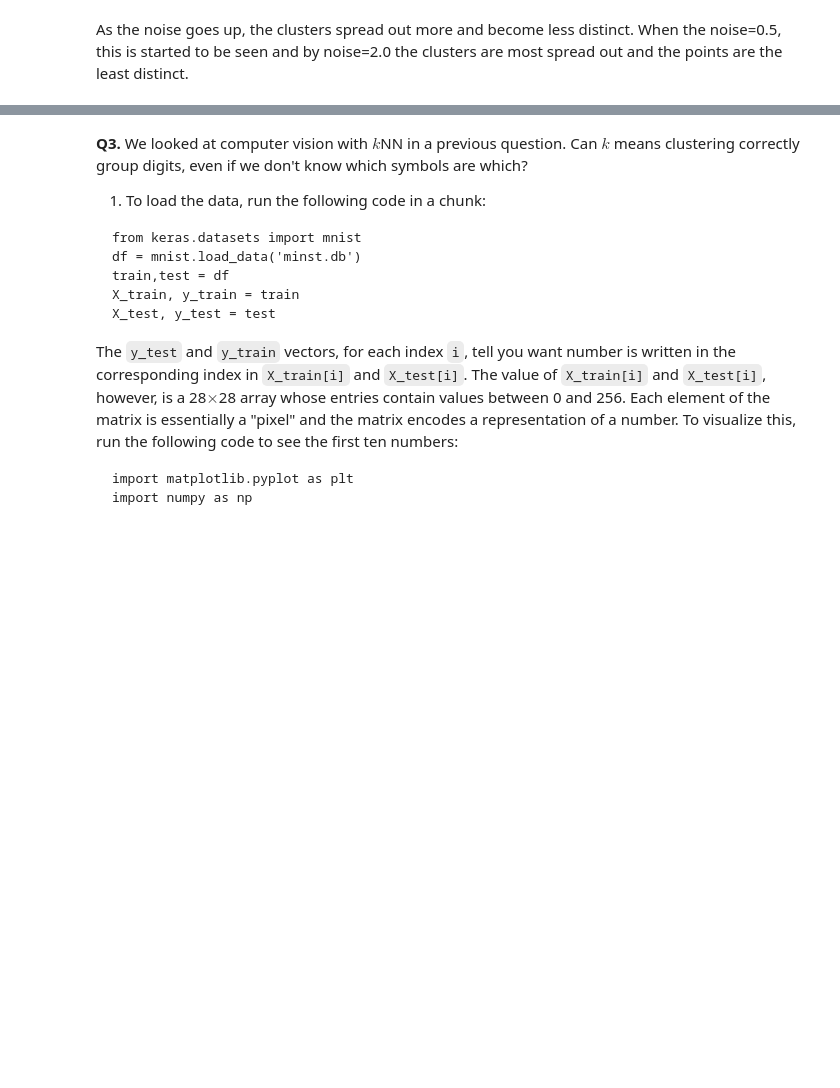
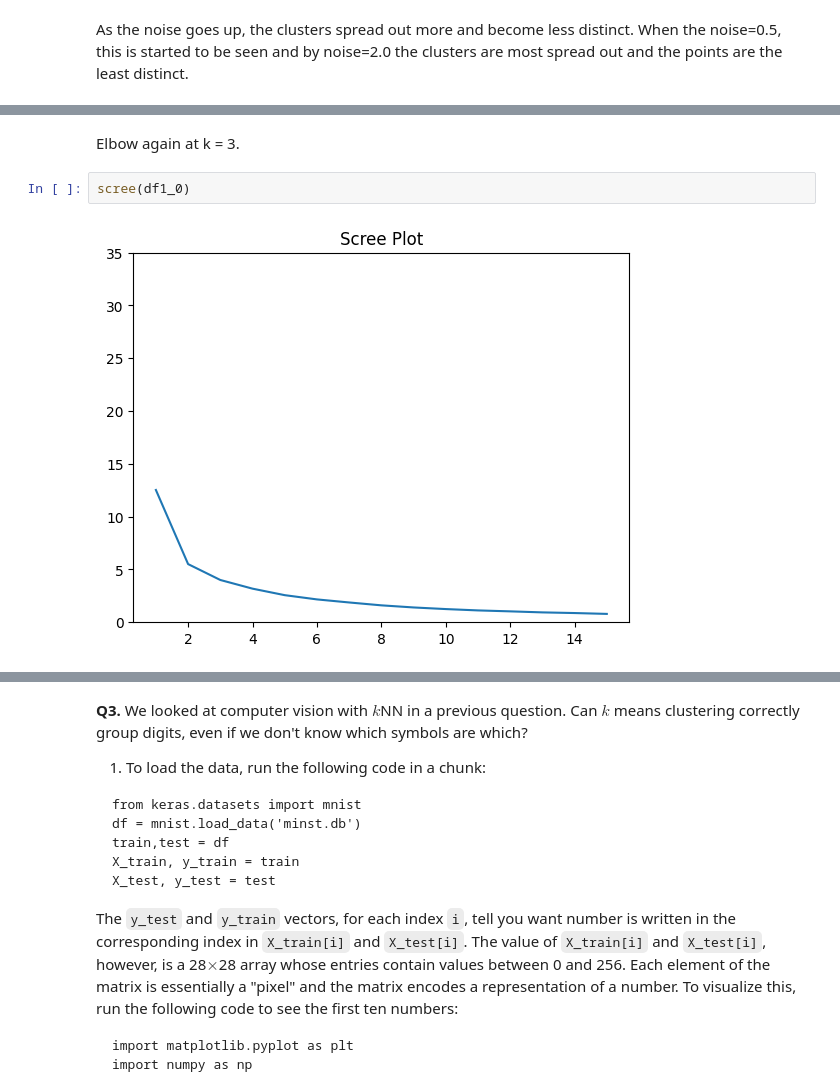
Before and after one commit to fourchain40/kmc, a Jupyter notebook: assignment_kmc.ipynb, the cells around one changed output, grey strips where cells are left out. Cells and saved outputs as stored; diff of their text form; blank space fills up the shorter version.

```diff
--- a/assignment_kmc.ipynb
+++ b/assignment_kmc.ipynb
@@ -256,0 +286,6 @@ As the noise goes up, the clusters spread out more and become less distinct. Whe
+# %% [markdown]
+Elbow again at k = 3.
+# %%
+scree(df1_0)
+# %% [output]
+[figure, added]
```
Also changed, not shown: parts of 12 cells of this notebook.
